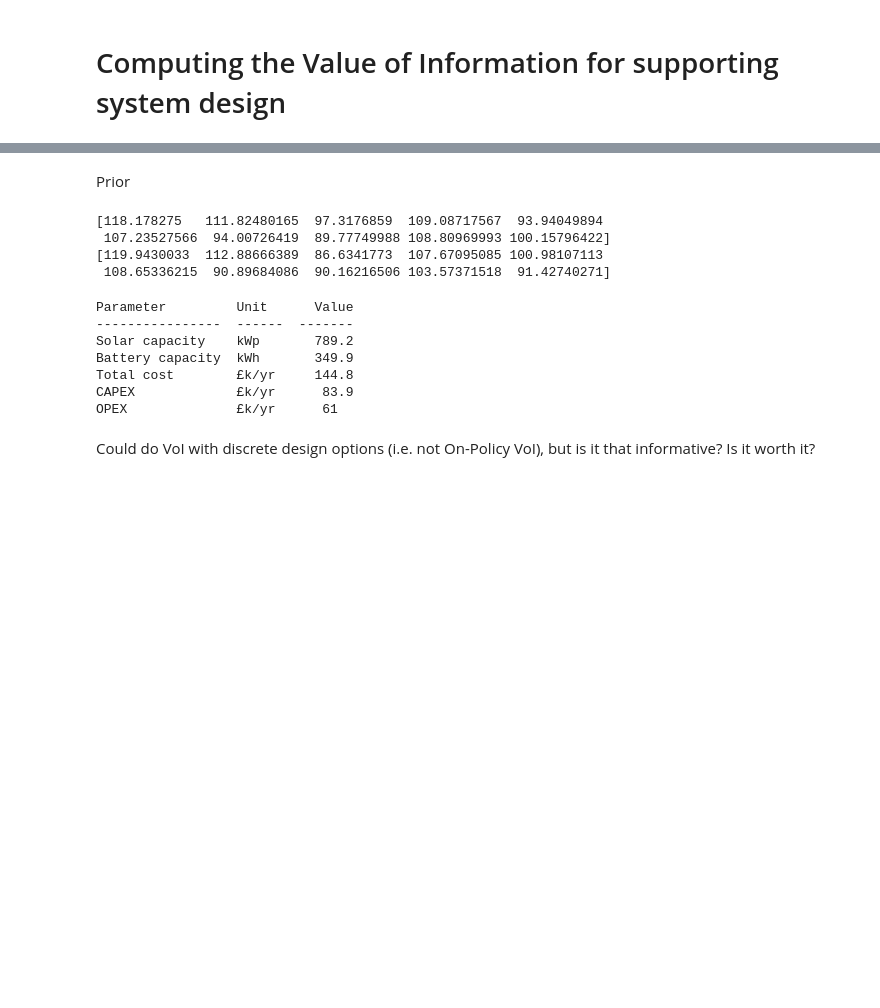
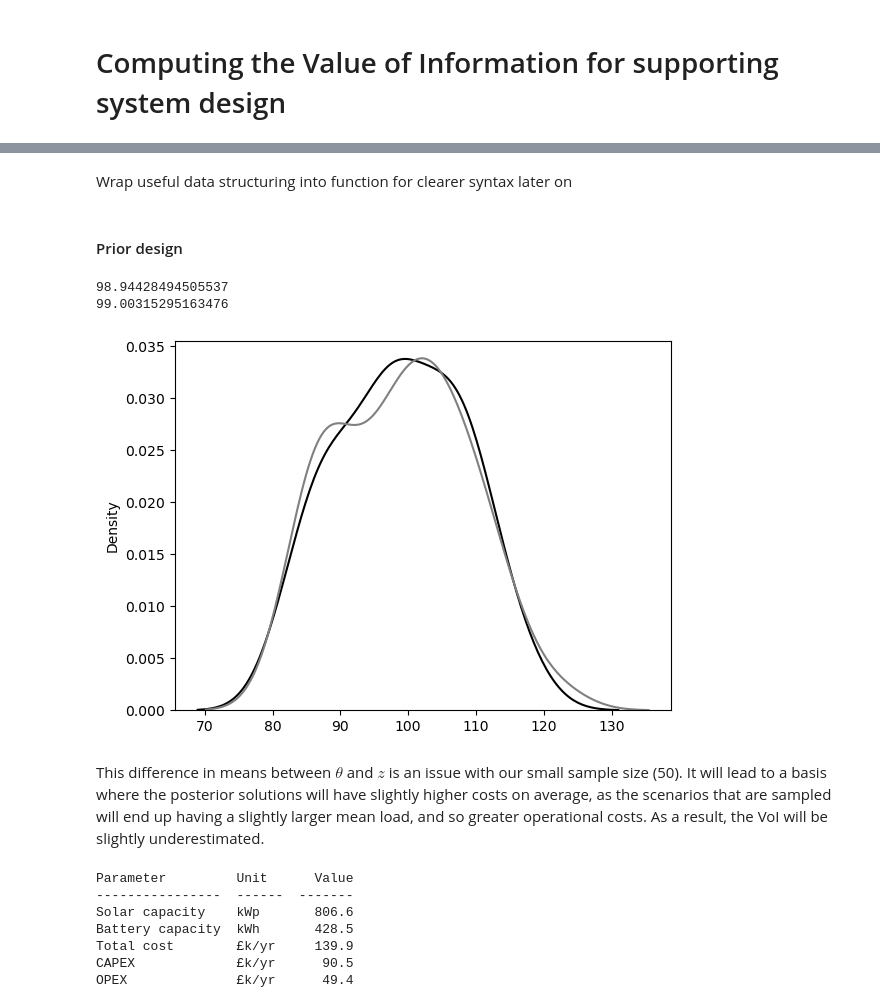
Before and after one commit to mal84emma/VoI-Tutorial, a Jupyter notebook: 3-VoI.ipynb, the cells around one changed output, grey strips where cells are left out. Cells and saved outputs as stored; diff of their text form; code cells hidden in the pictures; blank space fills up the shorter version.

```diff
--- a/3-VoI.ipynb
+++ b/3-VoI.ipynb
@@ -22,8 +28,17 @@ random.seed(42)
 # %%
-solar_years = range(2012,2018)
-load_years = range(2012,2018)
+with open(os.path.join('resources','defaults.yaml'), 'r') as f:
+    defaults = yaml.safe_load(f)
 
-load_mean = 100
-load_std = 10
-msr_error = 0.025
+v = defaults['variables']
+
+solar_years = list(defaults['static']['solar_years'])
+load_years = list(defaults['static']['load_years'])
+
+# define statistical model parameters
+msr_error = 0.025 # hyperparameter of likeilhood model
+# number of samples to draw
+prior_samples = 50
+posterior_samples = 10
+# %% [markdown]
+Wrap useful data structuring into function for clearer syntax later on
 # %%
@@ -46,34 +56,52 @@ def build_scenarios(load_samples):
 
     return scenarios
 # %% [markdown]
-Prior
+#### Prior design
 # %%
-tsamples = 50
-thetas, zs = sample_load_prior(tsamples)
-print(thetas[:10])
-print(zs[:10])
+# the syntax is a bit odd here, but we need to do the sampling
+# exactly the same as Notebook 1 to make sure we get the same results
+random.seed(11)
+
+# sample from prior distributions
+prior_scenarios = {
+    'mean_load': stats.truncnorm.rvs(-2, 2, loc=v['mean_load'], scale=v['mean_load_std'], size=prior_samples),
+    'solar_year': random.choice(solar_years, prior_samples),
+    'load_year': random.choice(load_years, prior_samples),
+    'battery_efficiency': stats.truncnorm.rvs(-2, 2, loc=v['battery_efficiency'], scale=v['battery_efficiency_std'], size=prior_samples),
+    'battery_cost': stats.truncnorm.rvs(-2, 2, loc=v['battery_cost'], scale=v['battery_cost_std'], size=prior_samples),
+}
+
+random.seed(11)
+thetas = stats.truncnorm.rvs(-2, 2, loc=v['mean_load'], scale=v['mean_load_std'], size=prior_samples)
+zs = stats.norm.rvs(loc=thetas, scale=thetas*msr_error)
-# %% [output]
-[118.178275   111.82480165  97.3176859  109.08717567  93.94049894
- 107.23527566  94.00726419  89.77749988 108.80969993 100.15796422]
-[119.9430033  112.88666389  86.6341773  107.67095085 100.98107113
- 108.65336215  90.89684086  90.16216506 103.57371518  91.42740271]
+# %%
+print(np.mean(thetas))
+print(np.mean(zs))
+# %% [output]
+98.94428494505537
+99.00315295163476
+# %%
+sns.kdeplot(thetas, label='mean load', color='k')
+sns.kdeplot(zs, label='measured load', color='gray')
+plt.show()
+# %% [output]
+[figure, added]
+# %% [markdown]
+This difference in means between $\theta$ and $z$ is an issue with our small sample size (50). It will lead to a basis where the posterior solutions will have slightly higher costs on average, as the scenarios that are sampled will end up having a slightly larger mean load, and so greater operational costs. As a result, the VoI will be slightly underestimated.
 # %%
-scenarios = build_scenarios(thetas)
-
+# perform design using SP
 prior_results = run_model(
     solar_capacity=None,
     battery_capacity=None,
-    **scenarios
+    **prior_scenarios
 )
 
 print(fmt_design_results(prior_results))
 # %% [output]
 Parameter         Unit      Value
 ----------------  ------  -------
-Solar capacity    kWp       789.2
-Battery capacity  kWh       349.9
-Total cost        £k/yr     144.8
-CAPEX             £k/yr      83.9
-OPEX              £k/yr      61
+Solar capacity    kWp       806.6
+Battery capacity  kWh       428.5
+Total cost        £k/yr     139.9
+CAPEX             £k/yr      90.5
+OPEX              £k/yr      49.4
-# %% [markdown]
-Could do VoI with discrete design options (i.e. not On-Policy VoI), but is it that informative? Is it worth it?
```
Also changed, not shown: parts of 26 cells of this notebook, 2 other files.
